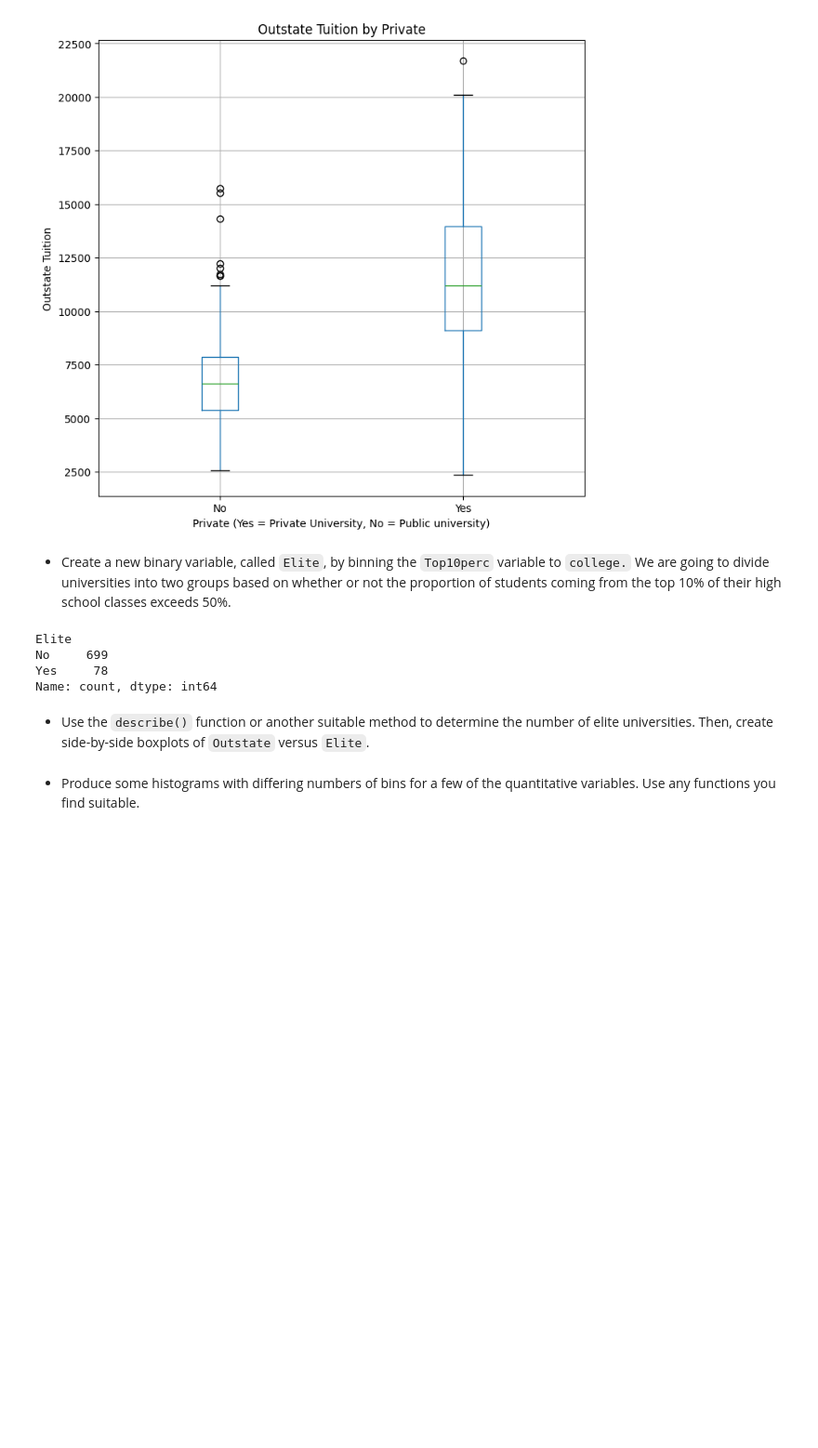
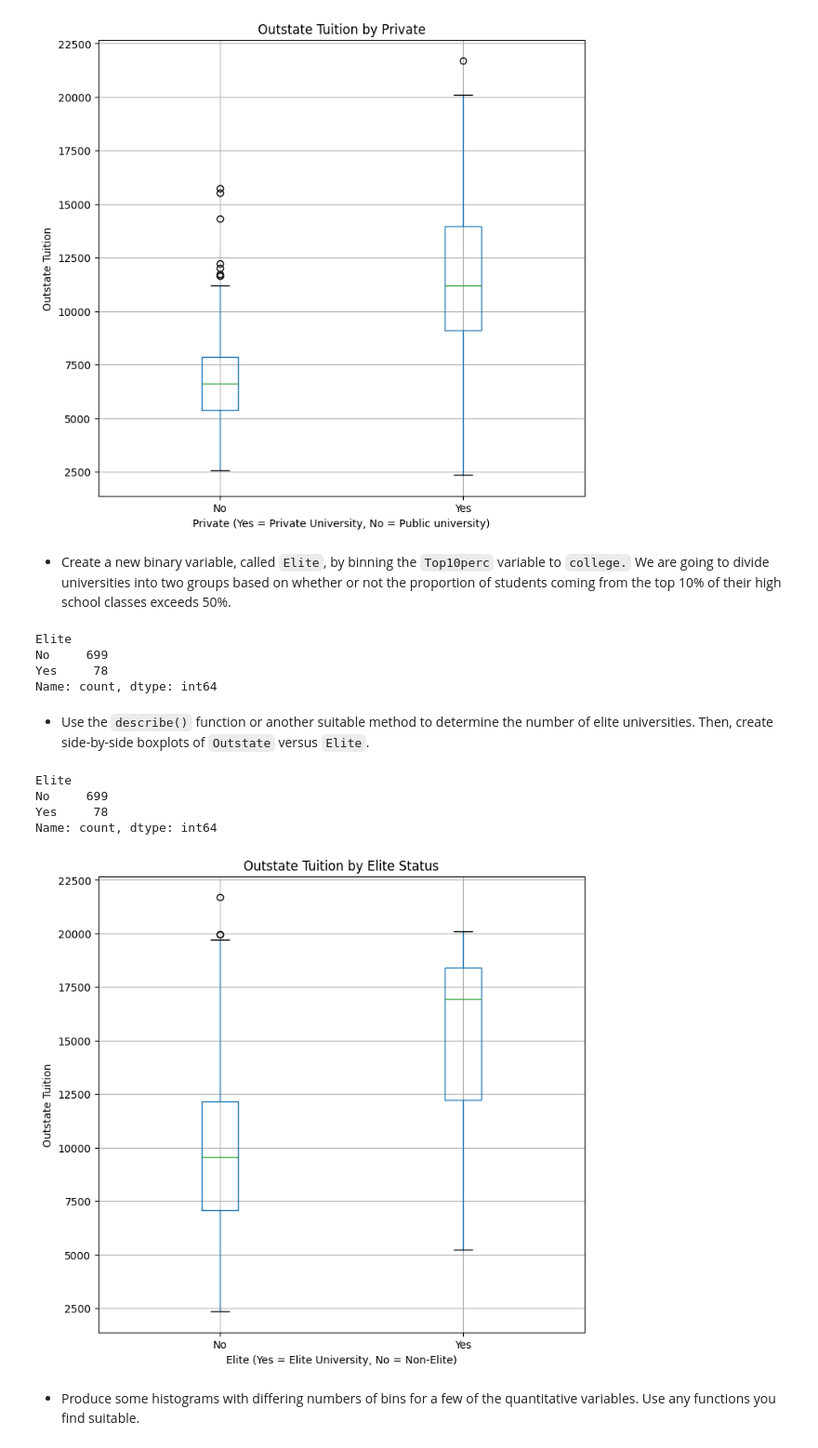
Before and after one commit to YashviKommidi/Machine_learning_26, a Jupyter notebook: KOMMIDI_HW2.ipynb, the cells around one changed output. Shown at 93% size. Cells and saved outputs as stored; diff of their text form; code cells hidden in the pictures; blank space fills up the shorter version.

```diff
--- a/KOMMIDI_HW2.ipynb
+++ b/KOMMIDI_HW2.ipynb
@@ -270,9 +270,29 @@ Name: count, dtype: int64
 # %% [markdown]
 - Use the `describe()` function or another suitable method to determine the number of elite universities. Then, create side-by-side boxplots of `Outstate` versus `Elite`.
 # %%
-# BEGIN SOLUTION
 
-# END SOLUTION
+# Displaying the summary of Elite variable using value_counts()
+
+print(college['Elite'].value_counts())
+
+# Creating a side-by-side boxplot of Outstate vs Elite
+college.boxplot(column='Outstate', by='Elite', figsize=(8, 8))
+
+#removing the default title and assigning a new one
+plt.suptitle('')
+plt.title('Outstate Tuition by Elite Status')
+# labels for x and y axis
+plt.xlabel('Elite (Yes = Elite University, No = Non-Elite)')
+plt.ylabel('Outstate Tuition')
+
+#showing the plot
+plt.show()
+# %% [output]
+Elite
+No     699
+Yes     78
+Name: count, dtype: int64
+[figure, added]
 # %% [markdown]
 - Produce some histograms with diﬀering numbers of bins for a few of the quantitative variables. Use any functions you find suitable.
 # %%
```
Also changed, not shown: parts of 2 cells of this notebook.
